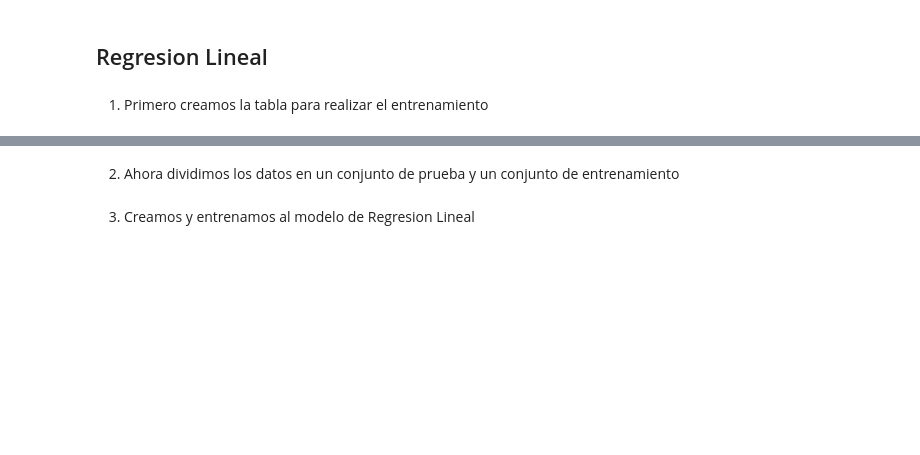
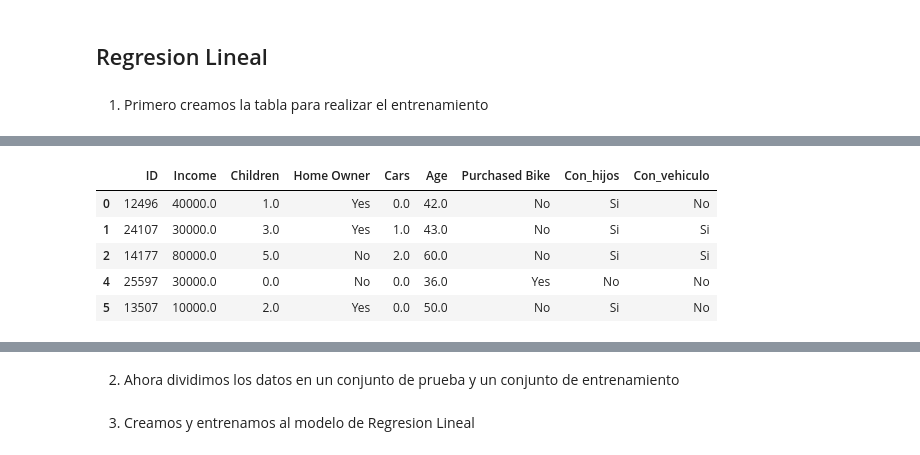
Before and after one commit to JohnSovero/Data-Science-Random-Forest, a Jupyter notebook: code/Carga.ipynb, the cells around one changed output, grey strips where cells are left out. Cells and saved outputs as stored; diff of their text form; code cells hidden in the pictures; blank space fills up the shorter version.

```diff
--- a/code/Carga.ipynb
+++ b/code/Carga.ipynb
@@ -633,0 +723,12 @@ y = df['Income']
+# %%
+#Eliminamos todas las variables no numericas
+train.drop(['Gender','Marital Status','Region',
+         'Occupation','Education','Commute Distance'],axis=1,inplace=True)
+train.head()
+# %% [output]
+|  | ID | Income | Children | Home Owner | Cars | Age | Purchased Bike | Con_hijos | Con_vehiculo |
+| 0 | 12496 | 40000.0 | 1.0 | Yes | 0.0 | 42.0 | No | Si | No |
+| 1 | 24107 | 30000.0 | 3.0 | Yes | 1.0 | 43.0 | No | Si | Si |
+| 2 | 14177 | 80000.0 | 5.0 | No | 2.0 | 60.0 | No | Si | Si |
+| 4 | 25597 | 30000.0 | 0.0 | No | 0.0 | 36.0 | Yes | No | No |
+| 5 | 13507 | 10000.0 | 2.0 | Yes | 0.0 | 50.0 | No | Si | No |
```
Also changed, not shown: parts of 34 cells of this notebook, 1 other file.
